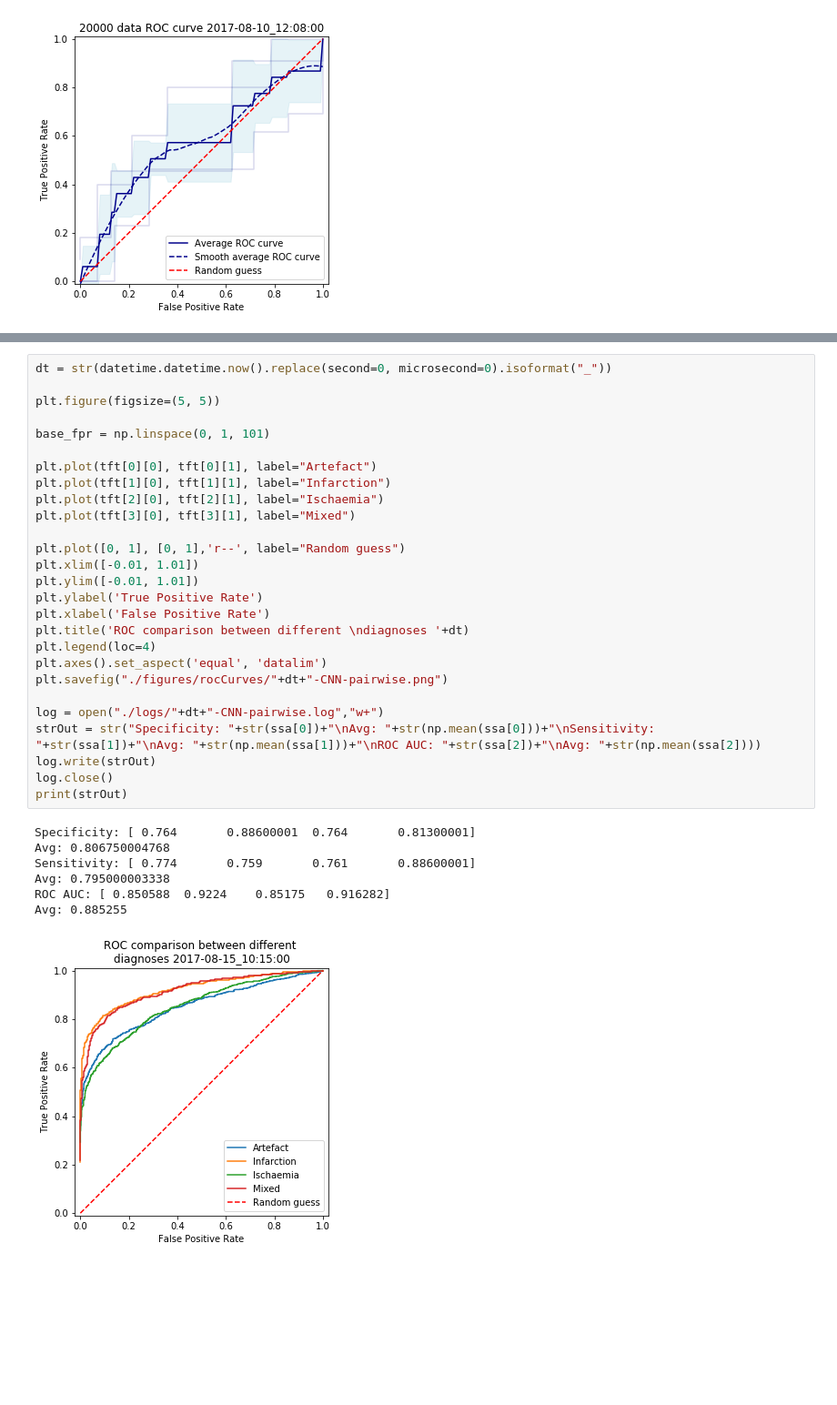
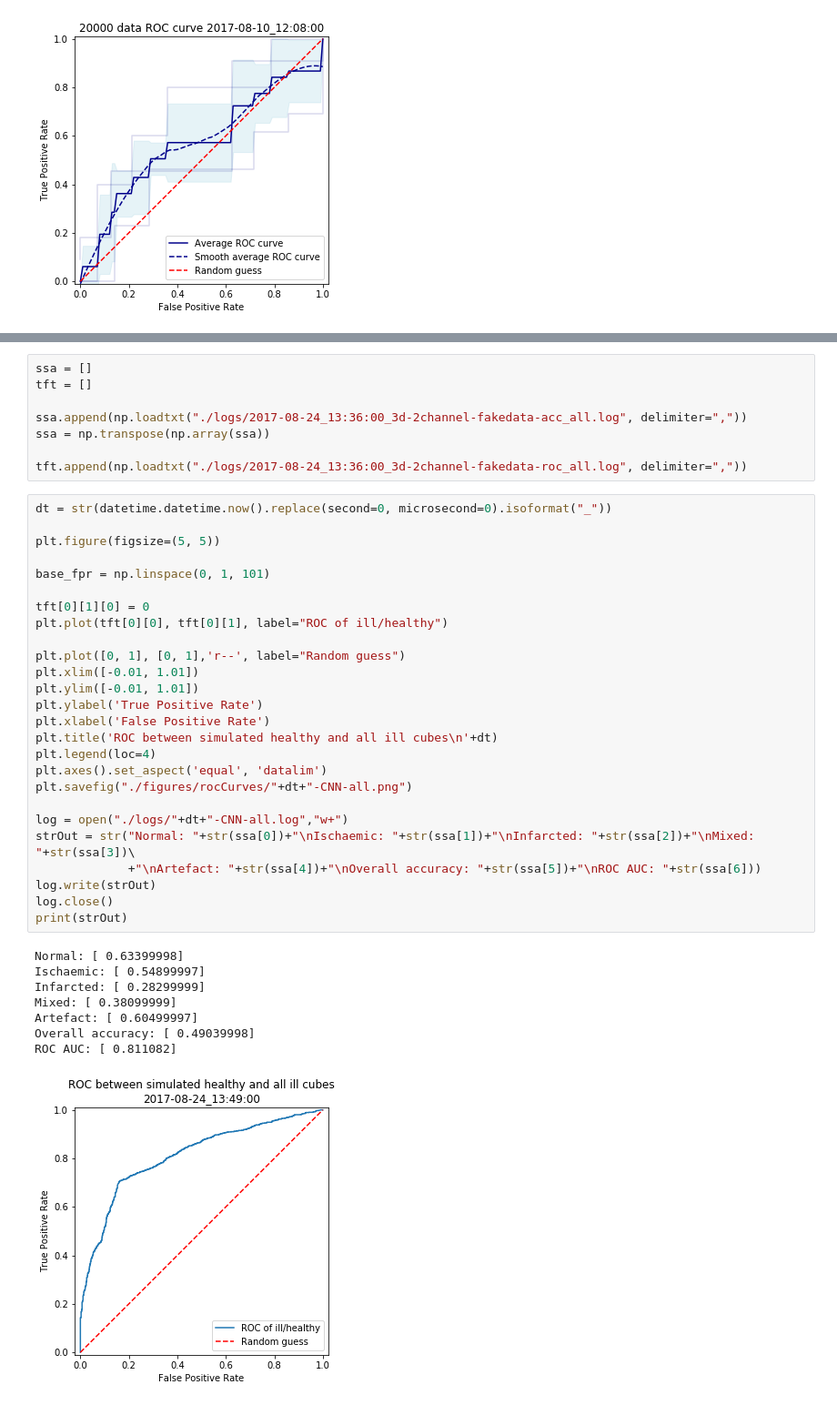
Before and after one commit to Smith42/heart-cnn, a Jupyter notebook: postproc.ipynb, the cells around one changed output, grey strips where cells are left out. Shown: that part at 91% size. Saved outputs shown, nothing was run; the diff lists cells and outputs as text; blank space fills up the shorter version.

Commit message:
New *improved* CNNAll. Now with ROC curve generator and more layers.

```diff
--- a/postproc.ipynb
+++ b/postproc.ipynb
@@ -94,35 +80,43 @@ tft.append(np.loadtxt("./logs/2017-08-15_09:43:00_3d-2channel-fakedata-roc_mixed
+# %%
+ssa = []
+tft = []
+
+ssa.append(np.loadtxt("./logs/2017-08-24_13:36:00_3d-2channel-fakedata-acc_all.log", delimiter=","))
+ssa = np.transpose(np.array(ssa))
+
+tft.append(np.loadtxt("./logs/2017-08-24_13:36:00_3d-2channel-fakedata-roc_all.log", delimiter=","))
 # %%
 dt = str(datetime.datetime.now().replace(second=0, microsecond=0).isoformat("_"))
 
 plt.figure(figsize=(5, 5))
 
 base_fpr = np.linspace(0, 1, 101)
 
-plt.plot(tft[0][0], tft[0][1], label="Artefact")
-plt.plot(tft[1][0], tft[1][1], label="Infarction")
-plt.plot(tft[2][0], tft[2][1], label="Ischaemia")
-plt.plot(tft[3][0], tft[3][1], label="Mixed")
+tft[0][1][0] = 0
+plt.plot(tft[0][0], tft[0][1], label="ROC of ill/healthy")
 
 plt.plot([0, 1], [0, 1],'r--', label="Random guess")
 plt.xlim([-0.01, 1.01])
 plt.ylim([-0.01, 1.01])
 plt.ylabel('True Positive Rate')
 plt.xlabel('False Positive Rate')
-plt.title('ROC comparison between different \ndiagnoses '+dt)
+plt.title('ROC between simulated healthy and all ill cubes\n'+dt)
 plt.legend(loc=4)
 plt.axes().set_aspect('equal', 'datalim')
-plt.savefig("./figures/rocCurves/"+dt+"-CNN-pairwise.png")
+plt.savefig("./figures/rocCurves/"+dt+"-CNN-all.png")
 
-log = open("./logs/"+dt+"-CNN-pairwise.log","w+")
-strOut = str("Specificity: "+str(ssa[0])+"\nAvg: "+str(np.mean(ssa[0]))+"\nSensitivity: "+str(ssa[1])+"\nAvg: "+str(np.mean(ssa[1]))+"\nROC AUC: "+str(ssa[2])+"\nAvg: "+str(np.mean(ssa[2])))
+log = open("./logs/"+dt+"-CNN-all.log","w+")
+strOut = str("Normal: "+str(ssa[0])+"\nIschaemic: "+str(ssa[1])+"\nInfarcted: "+str(ssa[2])+"\nMixed: "+str(ssa[3])\
+             +"\nArtefact: "+str(ssa[4])+"\nOverall accuracy: "+str(ssa[5])+"\nROC AUC: "+str(ssa[6]))
 log.write(strOut)
 log.close()
 print(strOut)
 # %% [output]
-Specificity: [ 0.764       0.88600001  0.764       0.81300001]
-Avg: 0.806750004768
-Sensitivity: [ 0.774       0.759       0.761       0.88600001]
-Avg: 0.795000003338
-ROC AUC: [ 0.850588  0.9224    0.85175   0.916282]
-Avg: 0.885255
+Normal: [ 0.63399998]
+Ischaemic: [ 0.54899997]
+Infarcted: [ 0.28299999]
+Mixed: [ 0.38099999]
+Artefact: [ 0.60499997]
+Overall accuracy: [ 0.49039998]
+ROC AUC: [ 0.811082]
-[figure, old version]
+[figure, new version]
```
Also changed, not shown: parts of 1 cell of this notebook, 7 other files.
